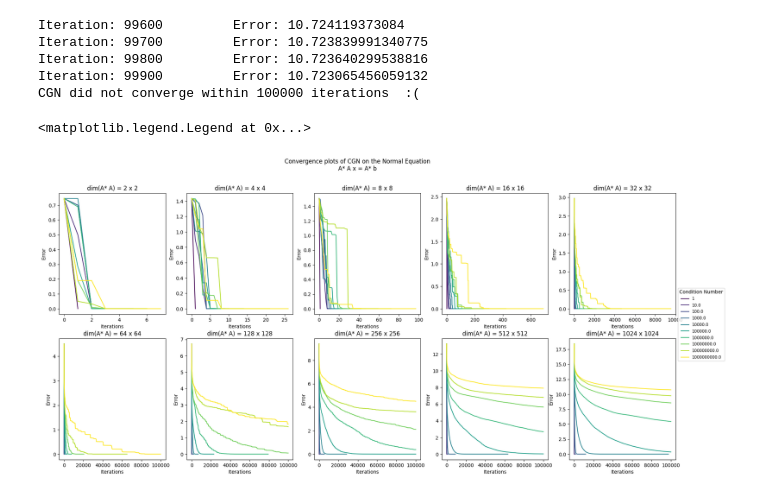
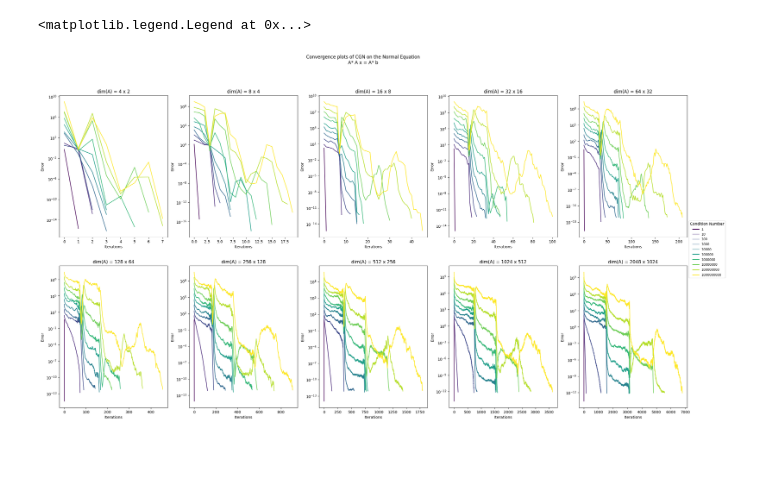
Before and after one commit to connorbuchheit/RandomMatrixProject, a Jupyter notebook: CGNexperiments.ipynb, the cells around one changed output. Saved outputs shown, nothing was run; the diff lists cells and outputs as text; code cells hidden in the pictures; blank space fills up the shorter version.

Commit message:
fixed CGN and convergence plots, ready for Jacobi

```diff
--- a/CGNexperiments.ipynb
+++ b/CGNexperiments.ipynb
@@ -11,5 +5,18 @@ def generate_spd_matrix(n, kappa): # n by n matrix, condition number kappa
+# %%
+def generate_matrix_given_cond_num(n: int, kappa: int, m = None):
+    if m == None:
+        m = int(n/2)
+    r_min = np.min((n, m))
+    r_max = np.max((n, m))
+    sing_vals = np.linspace(kappa, 1, r_min)
+    U, _ = np.linalg.qr(np.random.randn(r_max,r_max)) # this should make a random orthogonal matrix
+    V, _ = np.linalg.qr(np.random.randn(r_min,r_min))
+    Sigma = np.vstack((np.diag(sing_vals), np.zeros(shape = (r_max - r_min,r_min))))
+    A = U @ Sigma @ V
+
+    return A
 # %%
-N = [2, 4, 8, 16, 32, 64, 128, 256, 512, 1024]
+N = [4, 8, 16, 32, 64, 128, 256, 512, 1024, 2048]
 kappa = [1, 1e1, 1e2, 1e3, 1e4, 1e5, 1e6, 1e7, 1e8, 1e9]
 
 matrices = {}
@@ -17,13 +24,13 @@ matrices = {}
 for NN in N:
     matrices[NN] = {}
     for kk in kappa:
-        matrices[NN][kk] = generate_spd_matrix(NN, kk)
+        matrices[NN][kk] = generate_matrix_given_cond_num(NN, kk)
 # %%
 res = {}
 
-dim = 2
+dim = 4
 while True:
-    if dim > 1024:
+    if dim > 2048:
         break
 
     b = np.random.rand(dim, )
@@ -34,27 +41,22 @@ while True:
         res[dim][key] = solve_cgn(matrices[dim][key], b)[:2]
 
     dim *= 2
-# %% [output]
-Iteration: 99600         Error: 10.724119373084
-Iteration: 99700         Error: 10.723839991340775
-Iteration: 99800         Error: 10.723640299538816
-Iteration: 99900         Error: 10.723065456059132
-CGN did not converge within 100000 iterations  :(
 # %%
 colors = plt.cm.viridis(np.linspace(0, 1, len(kappa)))  # Create a colormap
 
-fig, ax = plt.subplots(2, 5, figsize=(23, 10))
+fig, ax = plt.subplots(2, 5, figsize=(30, 15))
 
-for i, dim in enumerate([2, 4, 8, 16, 32, 64, 128, 256, 512, 1024]):
+for i, dim in enumerate([4, 8, 16, 32, 64, 128, 256, 512, 1024, 2048]):
     row, col = divmod(i, 5)
     for j, kk in enumerate(kappa):
-        ax[row, col].plot(res[dim][kk][1], label=f'{kk}' if i == 0 else "", color=colors[j])
-    ax[row, col].set_title(f"dim(A* A) = {dim} x {dim}")
+        ax[row, col].plot(res[dim][kk][1], label=f'{int(kk)}' if i == 0 else "", color=colors[j])
+        ax[row, col].set_yscale("log")
+    ax[row, col].set_title(f"dim(A) = {dim} x {int(dim/2)}")
     ax[row, col].set_xlabel('Iterations')
     ax[row, col].set_ylabel('Error')
 
 fig.suptitle('Convergence plots of CGN on the Normal Equation\nA* A x = A* b')
 fig.legend(bbox_to_anchor=(0.9, 0.5), loc='center left', fontsize='small', title="Condition Number")
 # %% [output]
 <matplotlib.legend.Legend at 0x...>
-[figure, old version]
+[figure, new version]
```
Also changed, not shown: parts of 1 cell of this notebook, 1 other file.
